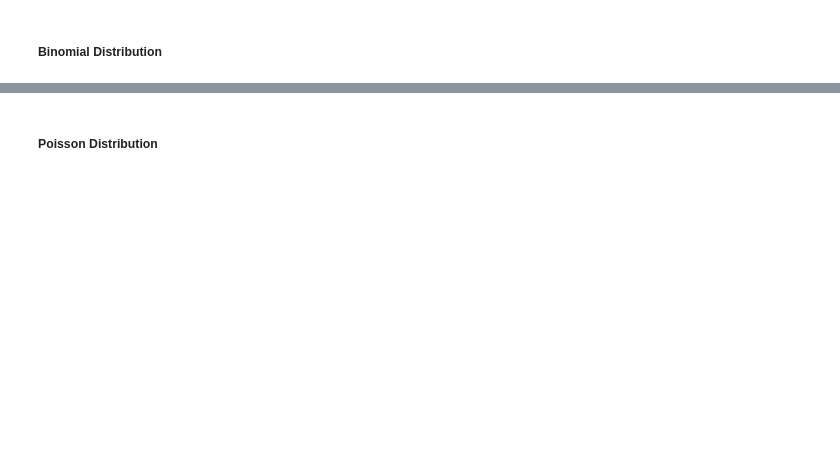
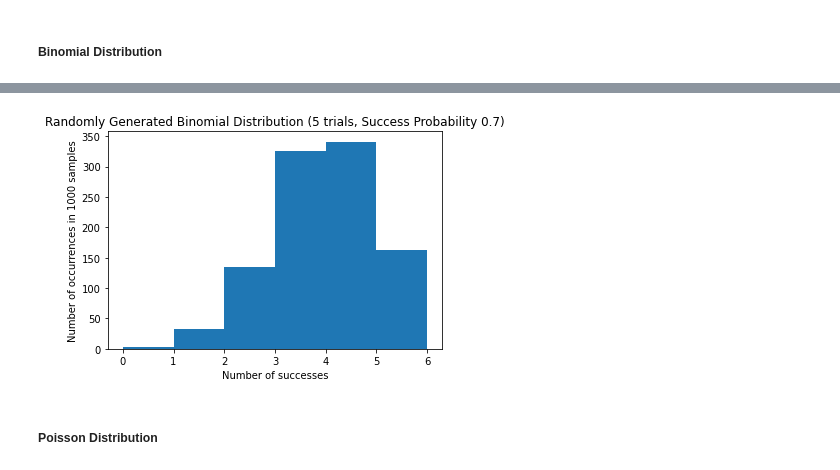
Before and after one commit to meganenglert/CISC367, a Jupyter notebook: Week 6/Statistics Workbook.ipynb, the cells around one changed output, grey strips where cells are left out. Cells and saved outputs as stored; diff of their text form; code cells hidden in the pictures; blank space fills up the shorter version.

```diff
--- a/Week 6/Statistics Workbook.ipynb
+++ b/Week 6/Statistics Workbook.ipynb
@@ -116,2 +148,11 @@ plt.show()
+# %%
+random_variables = stats.binom.rvs(5, 0.7, size=1000)
+plt.hist(random_variables, bins = [0,1,2,3,4,5,6])
+plt.title("Randomly Generated Binomial Distribution (5 trials, Success Probability 0.7)")
+plt.xlabel("Number of successes")
+plt.ylabel("Number of occurrences in 1000 samples")
+plt.show()
+# %% [output]
+[figure, added]
 # %% [markdown]
 ##### Poisson Distribution
```
Also changed, not shown: parts of 15 cells of this notebook.
